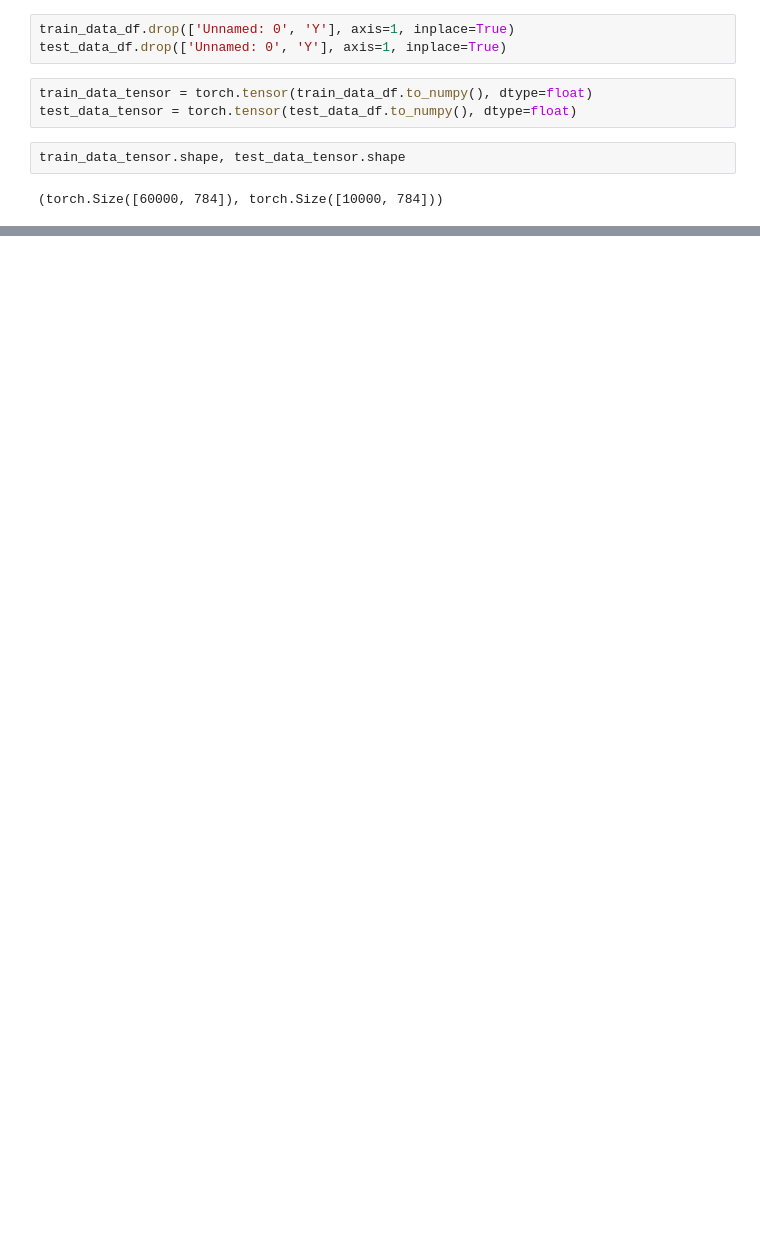
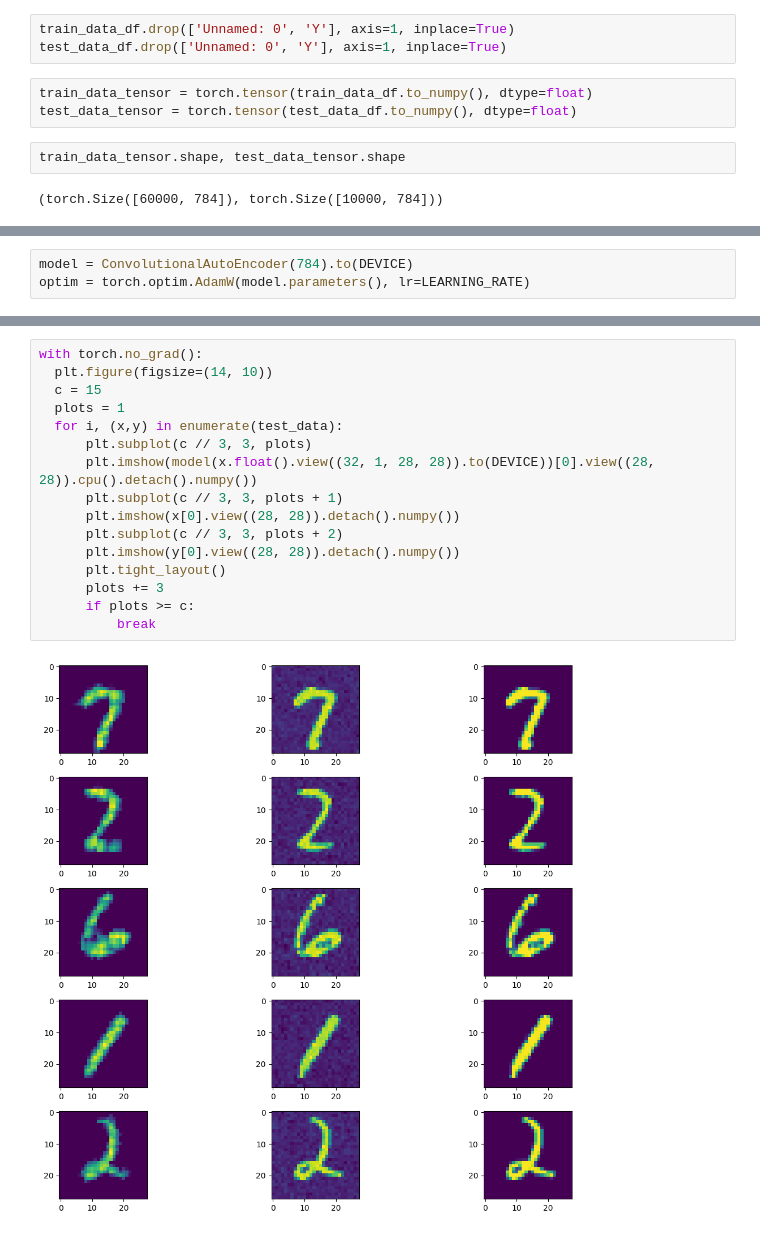
Before and after one commit to Adi-K527/NeuraLab, a Jupyter notebook: Autoencoders/autoencoder.ipynb, the cells around one changed output, grey strips where cells are left out. Saved outputs shown, nothing was run; the diff lists cells and outputs as text; blank space fills up the shorter version.

Commit message:
Autoencoder and Convolutional Autoencoder

```diff
--- a/Autoencoders/autoencoder.ipynb
+++ b/Autoencoders/autoencoder.ipynb
@@ -128,0 +193,3 @@ for i, (x,y) in enumerate(test_data):
+# %%
+model = ConvolutionalAutoEncoder(784).to(DEVICE)
+optim = torch.optim.AdamW(model.parameters(), lr=LEARNING_RATE)
@@ -128,0 +210,18 @@ for i, (x,y) in enumerate(test_data):
+# %%
+with torch.no_grad():
+  plt.figure(figsize=(14, 10))
+  c = 15
+  plots = 1
+  for i, (x,y) in enumerate(test_data):
+      plt.subplot(c // 3, 3, plots)
+      plt.imshow(model(x.float().view((32, 1, 28, 28)).to(DEVICE))[0].view((28, 28)).cpu().detach().numpy())
+      plt.subplot(c // 3, 3, plots + 1)
+      plt.imshow(x[0].view((28, 28)).detach().numpy())
+      plt.subplot(c // 3, 3, plots + 2)
+      plt.imshow(y[0].view((28, 28)).detach().numpy())
+      plt.tight_layout()
+      plots += 3
+      if plots >= c:
+          break
+# %% [output]
+[figure, added]
```
Also changed, not shown: parts of 16 cells of this notebook, 1 other file.
